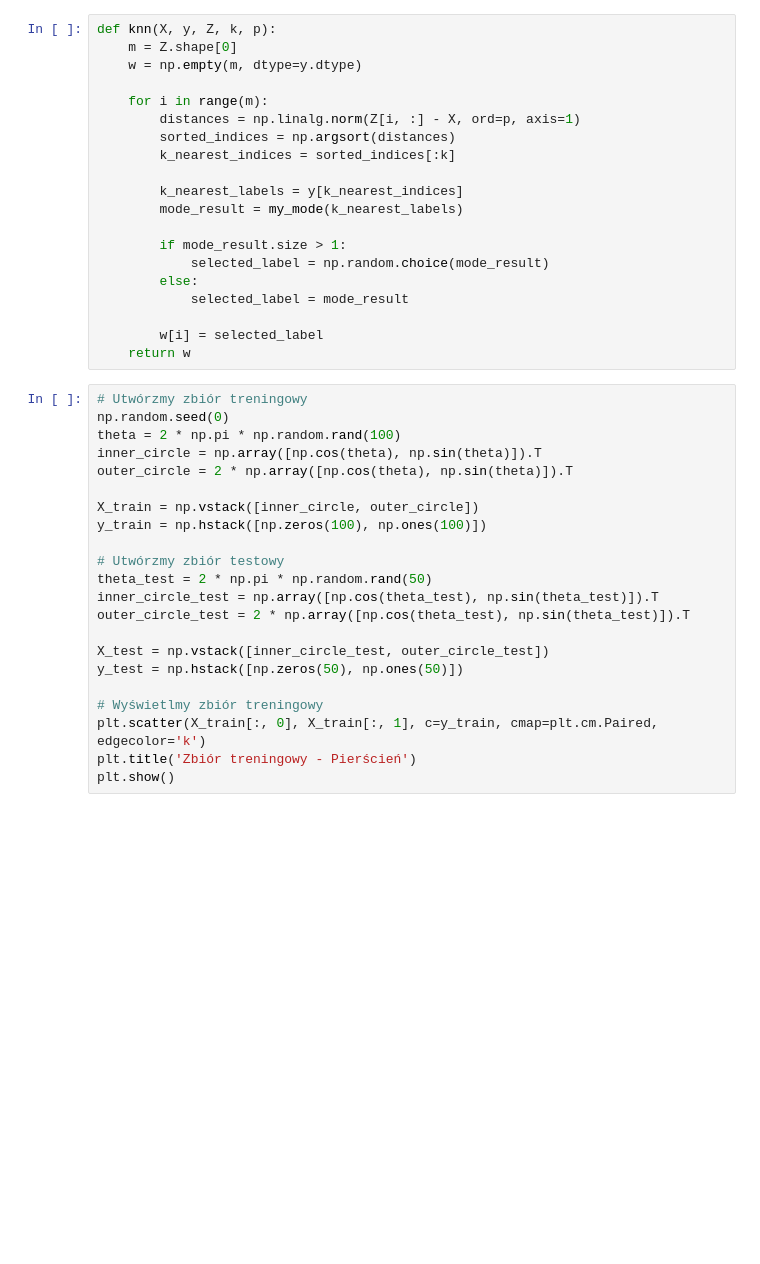
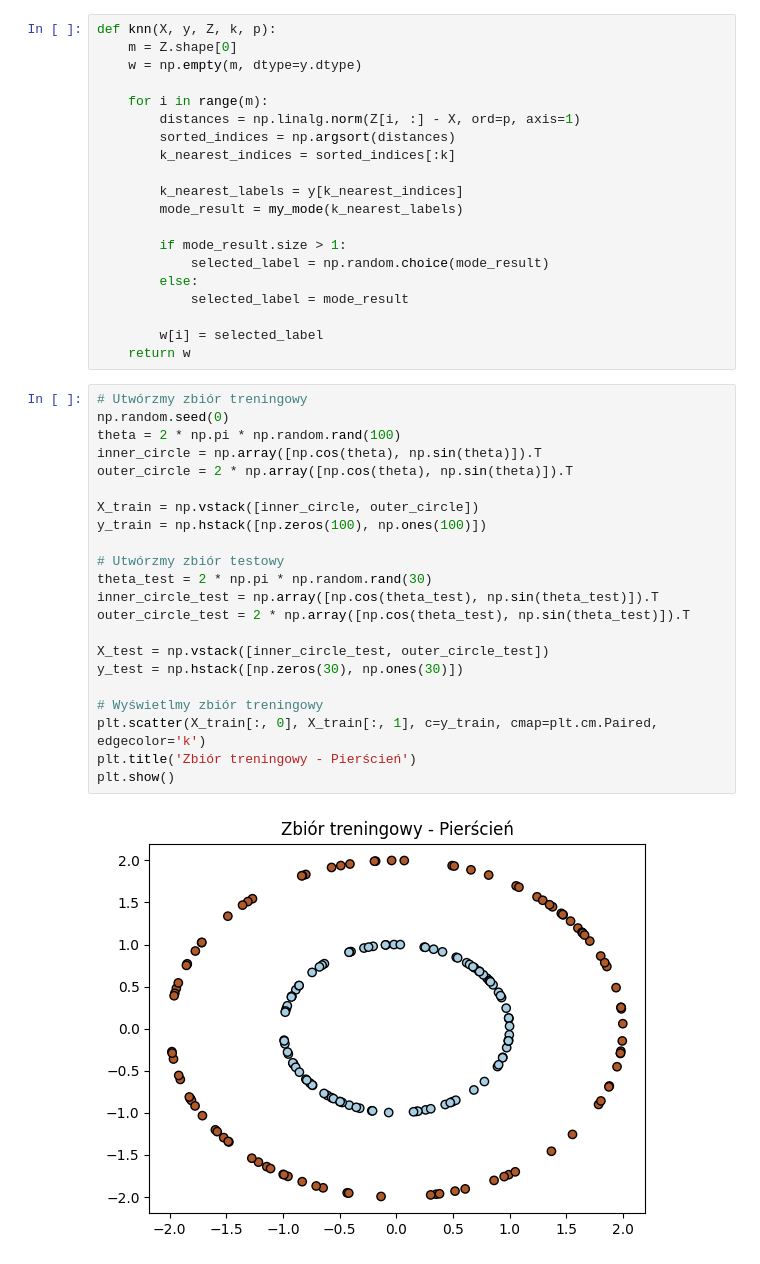
Before and after one commit to kzdunczyk/pw, a Jupyter notebook: ML/hm3/homework3.ipynb, the cells around one changed output. Saved outputs shown, nothing was run; the diff lists cells and outputs as text; blank space fills up the shorter version.

```diff
--- a/ML/hm3/homework3.ipynb
+++ b/ML/hm3/homework3.ipynb
@@ -33,23 +33,25 @@ def knn(X, y, Z, k, p):
 # %%
 # Utwórzmy zbiór treningowy
 np.random.seed(0)
 theta = 2 * np.pi * np.random.rand(100)
 inner_circle = np.array([np.cos(theta), np.sin(theta)]).T
 outer_circle = 2 * np.array([np.cos(theta), np.sin(theta)]).T
 
 X_train = np.vstack([inner_circle, outer_circle])
 y_train = np.hstack([np.zeros(100), np.ones(100)])
 
 # Utwórzmy zbiór testowy
-theta_test = 2 * np.pi * np.random.rand(50)
+theta_test = 2 * np.pi * np.random.rand(30)
 inner_circle_test = np.array([np.cos(theta_test), np.sin(theta_test)]).T
 outer_circle_test = 2 * np.array([np.cos(theta_test), np.sin(theta_test)]).T
 
 X_test = np.vstack([inner_circle_test, outer_circle_test])
-y_test = np.hstack([np.zeros(50), np.ones(50)])
+y_test = np.hstack([np.zeros(30), np.ones(30)])
 
 # Wyświetlmy zbiór treningowy
 plt.scatter(X_train[:, 0], X_train[:, 1], c=y_train, cmap=plt.cm.Paired, edgecolor='k')
 plt.title('Zbiór treningowy - Pierścień')
 plt.show()
+# %% [output]
+[figure, added]
 # %%
```
Also changed, not shown: parts of 4 cells of this notebook.
